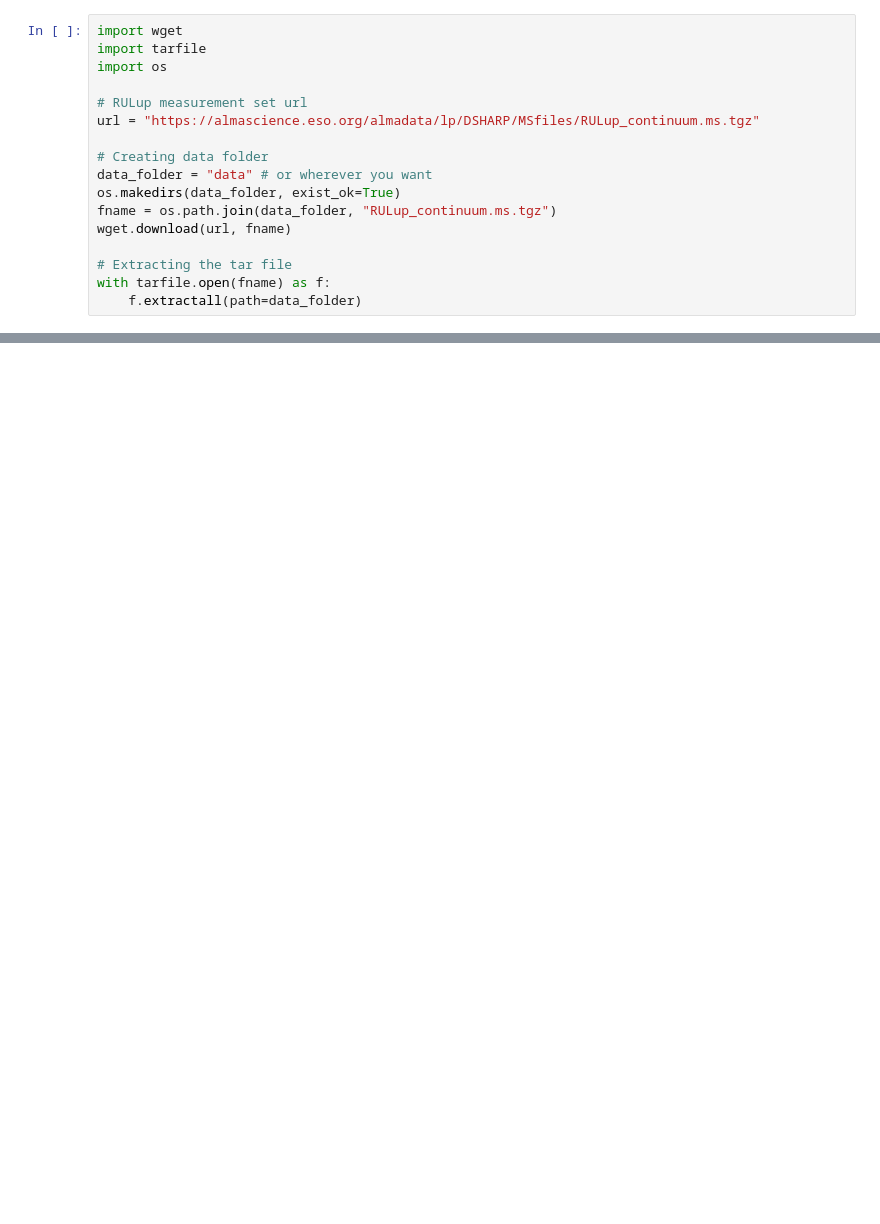
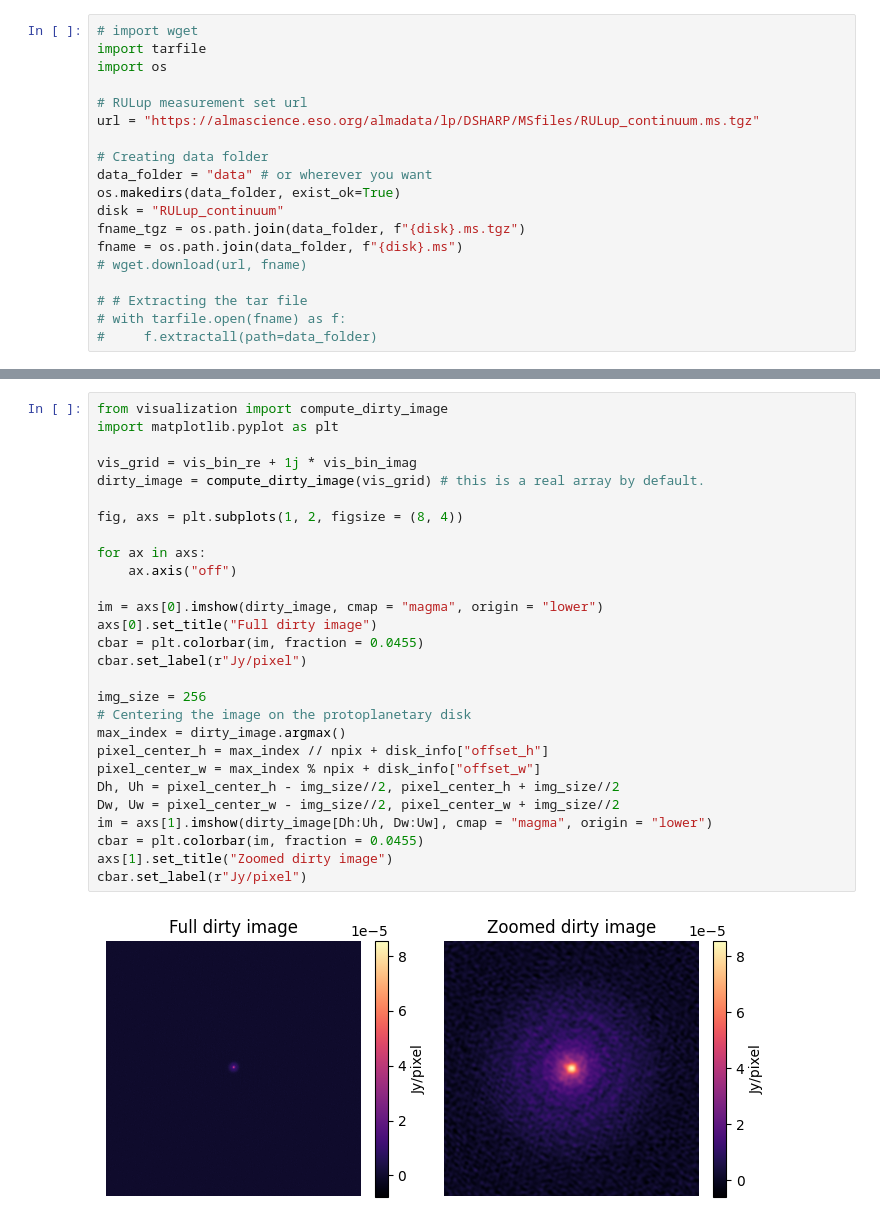
Before and after one commit to EnceladeCandy/IRIS, a Jupyter notebook: tutorials/1_gridding.ipynb, the cells around one changed output, grey strips where cells are left out. Saved outputs shown, nothing was run; the diff lists cells and outputs as text; blank space fills up the shorter version.

```diff
--- a/tutorials/1_gridding.ipynb
+++ b/tutorials/1_gridding.ipynb
@@ -13,5 +9,5 @@ Requirement already satisfied: wget in c:\users\noedi\desktop\ciela\projects\bay
 # %%
-import wget
+# import wget
 import tarfile
 import os
 
@@ -21,10 +17,12 @@ url = "https://almascience.eso.org/almadata/lp/DSHARP/MSfiles/RULup_continuum.ms
 # Creating data folder
 data_folder = "data" # or wherever you want
 os.makedirs(data_folder, exist_ok=True)
-fname = os.path.join(data_folder, "RULup_continuum.ms.tgz")
-wget.download(url, fname)
+disk = "RULup_continuum"
+fname_tgz = os.path.join(data_folder, f"{disk}.ms.tgz")
+fname = os.path.join(data_folder, f"{disk}.ms")
+# wget.download(url, fname)
 
-# Extracting the tar file
-with tarfile.open(fname) as f:
-    f.extractall(path=data_folder)
+# # Extracting the tar file
+# with tarfile.open(fname) as f:
+#     f.extractall(path=data_folder)
 # %% [markdown]
@@ -78,0 +161,30 @@ Successfully installed PyYAML-6.0.2 astropy-5.2.2 numpy-1.24.4 pyerfa-2.0.0.3 sc
+# %%
+from visualization import compute_dirty_image
+import matplotlib.pyplot as plt
+
+vis_grid = vis_bin_re + 1j * vis_bin_imag
+dirty_image = compute_dirty_image(vis_grid) # this is a real array by default.
+
+fig, axs = plt.subplots(1, 2, figsize = (8, 4))
+
+for ax in axs:
+    ax.axis("off")
+
+im = axs[0].imshow(dirty_image, cmap = "magma", origin = "lower")
+axs[0].set_title("Full dirty image")
+cbar = plt.colorbar(im, fraction = 0.0455)
+cbar.set_label(r"Jy/pixel")
+
+img_size = 256
+# Centering the image on the protoplanetary disk
+max_index = dirty_image.argmax()
+pixel_center_h = max_index // npix + disk_info["offset_h"]
+pixel_center_w = max_index % npix + disk_info["offset_w"]
+Dh, Uh = pixel_center_h - img_size//2, pixel_center_h + img_size//2
+Dw, Uw = pixel_center_w - img_size//2, pixel_center_w + img_size//2
+im = axs[1].imshow(dirty_image[Dh:Uh, Dw:Uw], cmap = "magma", origin = "lower")
+cbar = plt.colorbar(im, fraction = 0.0455)
+axs[1].set_title("Zoomed dirty image")
+cbar.set_label(r"Jy/pixel")
+# %% [output]
+[figure, added]
```
Also changed, not shown: parts of 13 cells of this notebook.
